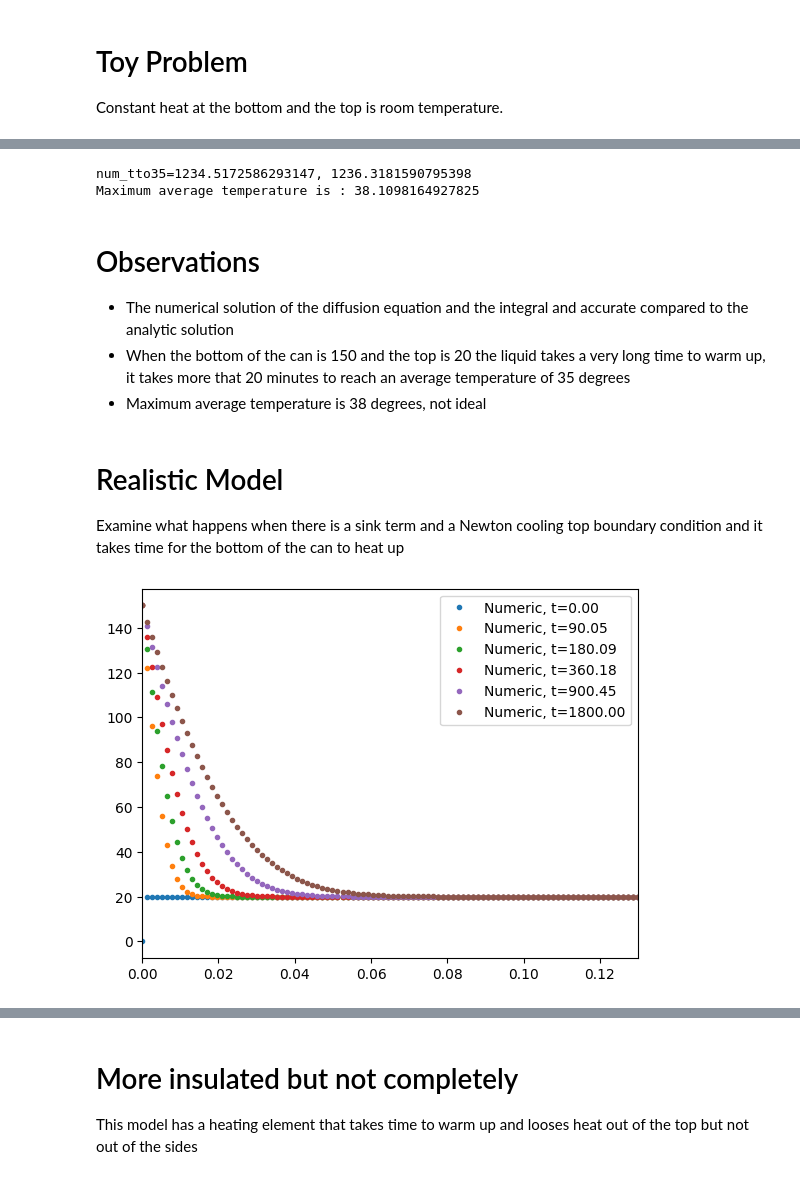
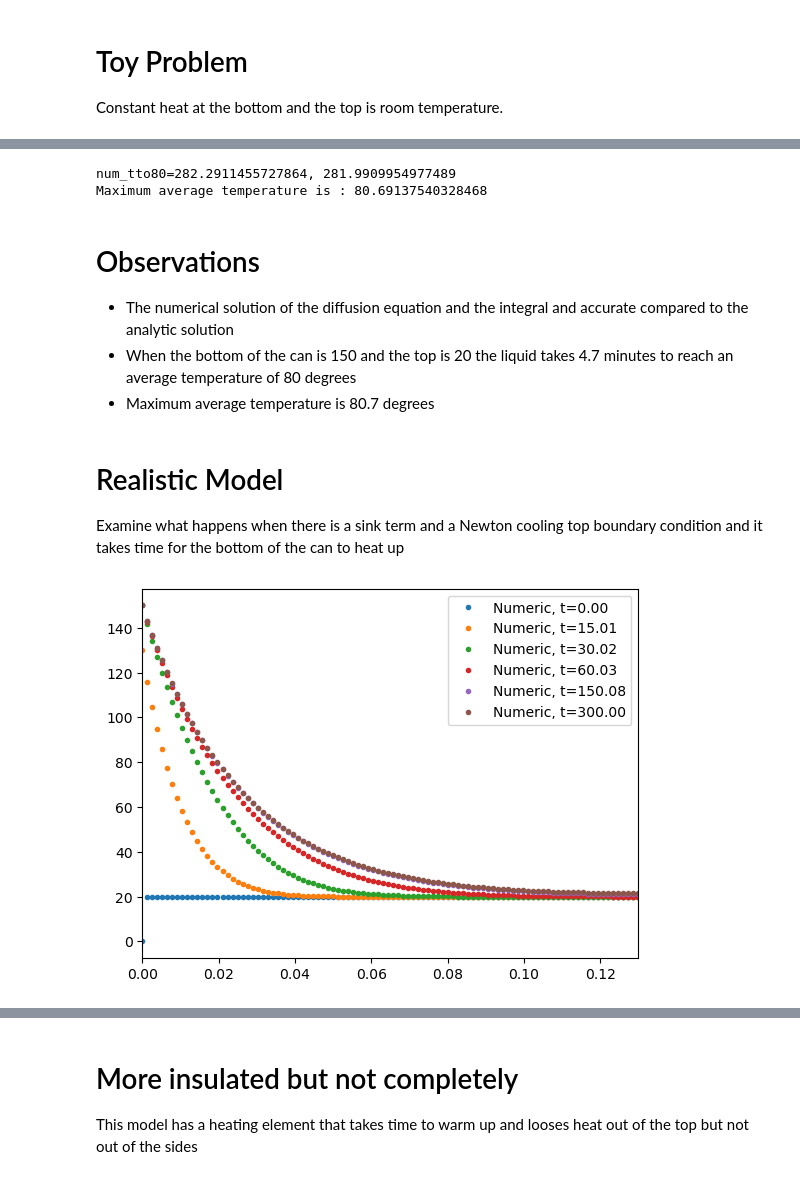
Before and after one commit to markalvaress/Drinks_Cans_IM, a Jupyter notebook: Observations.ipynb, the cells around one changed output, grey strips where cells are left out. Saved outputs shown, nothing was run; the diff lists cells and outputs as text; code cells hidden in the pictures.

```diff
--- a/Observations.ipynb
+++ b/Observations.ipynb
@@ -11,9 +11,9 @@ Constant heat at the bottom and the top is room temperature.
 # Define parameters
 b0 = 150 # u(0,t)= b0 (boundary cond)
 bL = 20 # u(L,t)= bL (boundary cond)
-D = 0.143*10**(-6) # thermal diffusivity coefficient - in the liquid
+D = 0.143*10**(-4) # thermal diffusivity coefficient - in the liquid
 a = 0 # heat transfer coefficient of liquid through container to air - for sink term along sides of can
-T = 180 # final time
+T = 300 # final time
 L = 0.13 # Length (i.e. height) of the can
 Nt_points = 2000    # number of timesteps
 Nx_points = 100   # number of spaces in x
@@ -63,8 +63,8 @@ plt.show()
 # %%
-num_tto35 = si.time_to_temp(avg_temp_numeric(t), 35, index_to_time)
-analyt_tto35 = si.time_to_temp(avg_temp_analytic(t), 35, index_to_time)
+num_tto80 = si.time_to_temp(avg_temp_numeric(t), 80, index_to_time)
+analyt_tto80 = si.time_to_temp(avg_temp_analytic(t), 80, index_to_time)
 
-print(f"{num_tto35=}, {analyt_tto35}")
+print(f"{num_tto80=}, {analyt_tto80}")
 
 # Find maximum average temperature
 
@@ -73,28 +73,28 @@ averages = avg_temp_numeric(k)
 
 print('Maximum average temperature is :',averages.max())
 # %% [output]
-num_tto35=1234.5172586293147, 1236.3181590795398
-Maximum average temperature is : 38.1098164927825
+num_tto80=282.2911455727864, 281.9909954977489
+Maximum average temperature is : 80.69137540328468
 # %% [markdown]
 # Observations
 - The numerical solution of the diffusion equation and the integral and accurate compared to the analytic solution
-- When the bottom of the can is 150 and the top is 20 the liquid takes a very long time to warm up, it takes more that 20 minutes to reach an average temperature of 35 degrees
-- Maximum average temperature is 38 degrees, not ideal
+- When the bottom of the can is 150 and the top is 20 the liquid takes 4.7 minutes to reach an average temperature of 80 degrees
+- Maximum average temperature is 80.7 degrees
 # %% [markdown]
 # Realistic Model
 Examine what happens when there is a sink term and a Newton cooling top boundary condition and it takes time for the bottom of the can to heat up
 # %%
 # Define the function that causes the heating element to take time to warm up
 def b0(t):
-    if t <= 10:
-        return (150 - 20)*(t/10)
+    if t <= 15:
+        return (150 - 20)*(t/15)
     else:
         return 150
 
 # Define parameters
 bL = 20 # u(L,t)= bL (boundary cond)
-D = 0.143*10**(-6) # thermal diffusivity coefficient - in the liquid
-T = 1800 # final time
+D = 0.143*10**(-4) # thermal diffusivity coefficient - in the liquid
+T = 300 # final time
 L = 0.13 # Length (i.e. height) of the can
 Nt_points = 2000    # number of timesteps
 Nx_points = 100   # number of spaces in x
@@ -103,34 +103,34 @@ u_inf = bL # air temperature - for this problem we say that the temperature at e
 W = 0.0005 # Thickness of the top of the can
 r1 = 0.04 # Radius of the liquid in the can (up to the interior surface of the can)
 r2 = 0.0405 # Radius of the liquid in the can (up to the exterior of the can)
 kS = 16 # Thermal conductivity of stainless steel
 hA = 750 # Heat transfer coefficient of water
 hB = 10 # Heat transfer coefficient of air
 kW = 0.6 # Thermal conductivity of water
 
 a = hp.sink_HTC(L, r1, r2, kS, hA, hB) # heat transfer coefficient of liquid through container to air - for sink term along sides of can
 h = hp.boundary_condition_HTC(W, r1, kS, hA, hB) # heat transfer coefficient of liquid through container to air - top of can
 
 # Set initial condition
 u0 = np.zeros(Nx_points)
 u0[0] = b0(0)
 u0[1:] = u_inf*np.ones(Nx_points-1)
 
 # Simulate the solution
 U = si.simulate_sink_with_fancy_bcs(u0, b0, D, T, Nt_points, L, Nx_points, a, h, kW, u_inf, 2*r1)
 
 # Redo time functions
 index_to_time = hp.create_index_to_time_fn(T, Nt_points)
 time_to_index = hp.create_time_to_index_fn(T, Nt_points)
 
 for i in (0, Nt_points//20, Nt_points//10, Nt_points//5, Nt_points//2, Nt_points - 1):
     t = index_to_time(i)
     plt.plot(x, U[:, i], ".", label = f"Numeric, {t=:.2f}")
 plt.xlim(0,L)
 plt.legend()
 plt.show()
 # %% [output]
-[figure, old version]
+[figure, new version]
 # %%
 # Check average temperature
 avg_temp_numeric = si.create_numeric_avtemp_fn(U, 1/(Nx_points - 1), time_to_index)
```
Also changed, not shown: parts of 13 cells of this notebook, 1 other file.
